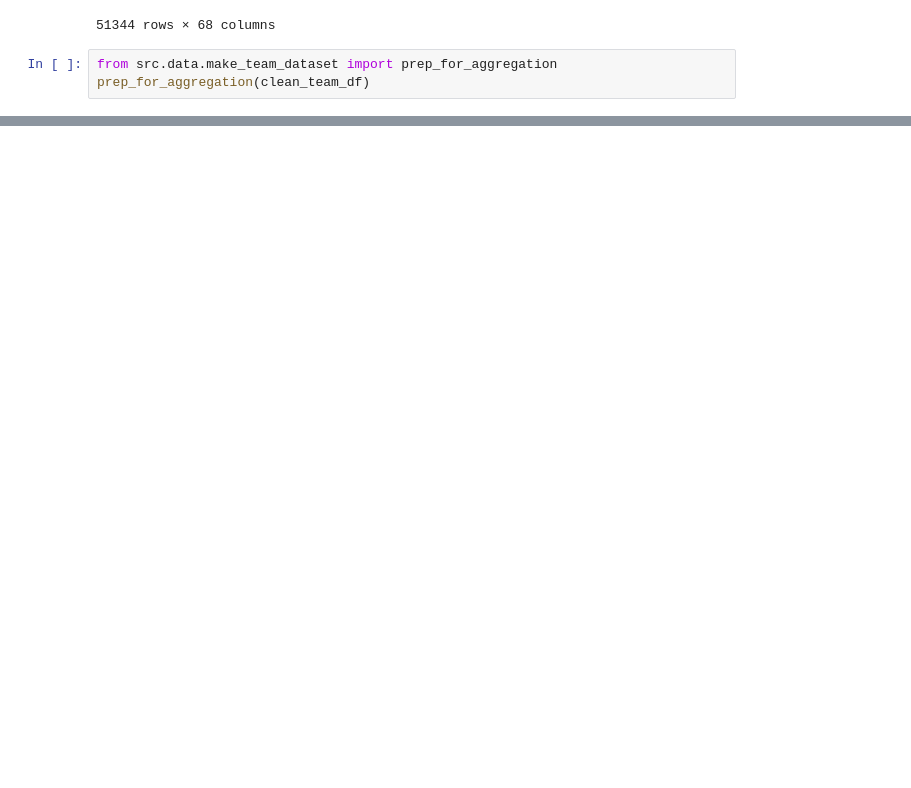
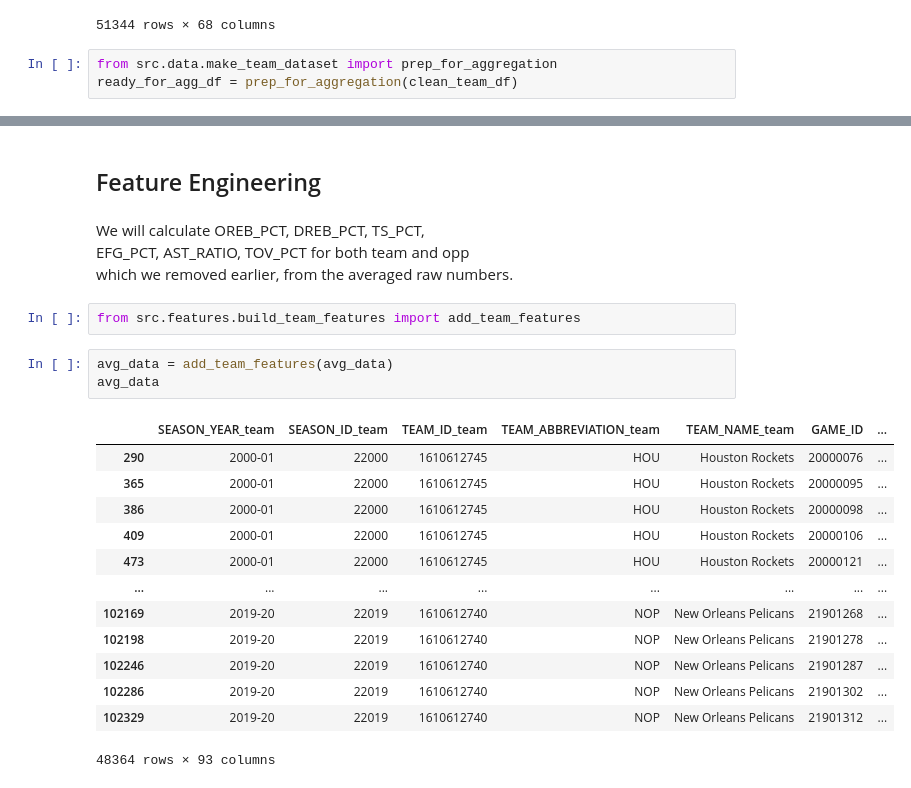
Before and after one commit to jnish23/NBA_Model, a Jupyter notebook: notebooks/team_based_modelv2.ipynb, the cells around one changed output, grey strips where cells are left out. Drawn from its saved outputs; the diff is of its cells as text; blank space fills up the shorter version.

```diff
--- a/notebooks/team_based_modelv2.ipynb
+++ b/notebooks/team_based_modelv2.ipynb
@@ -65,4 +65,4 @@ clean_team_df
 51344 rows × 68 columns
 # %%
 from src.data.make_team_dataset import prep_for_aggregation
-prep_for_aggregation(clean_team_df)
+ready_for_agg_df = prep_for_aggregation(clean_team_df)
@@ -427,0 +108,25 @@ full_df = full_df.drop(columns = 'TEAM_CITY')
+# %% [markdown]
+## Feature Engineering
+# %% [markdown]
+We will calculate OREB_PCT, DREB_PCT, TS_PCT,
+<br>EFG_PCT, AST_RATIO, TOV_PCT for both team and opp
+<br>which we removed earlier, from the averaged raw numbers.
+# %%
+from src.features.build_team_features import add_team_features
+# %%
+avg_data = add_team_features(avg_data)
+avg_data
+# %% [output]
+|  | SEASON_YEAR_team | SEASON_ID_team | TEAM_ID_team | TEAM_ABBREVIATION_team | TEAM_NAME_team | GAME_ID | ... |
+| 290 | 2000-01 | 22000 | 1610612745 | HOU | Houston Rockets | 20000076 | ... |
+| 365 | 2000-01 | 22000 | 1610612745 | HOU | Houston Rockets | 20000095 | ... |
+| 386 | 2000-01 | 22000 | 1610612745 | HOU | Houston Rockets | 20000098 | ... |
+| 409 | 2000-01 | 22000 | 1610612745 | HOU | Houston Rockets | 20000106 | ... |
+| 473 | 2000-01 | 22000 | 1610612745 | HOU | Houston Rockets | 20000121 | ... |
+| ... | ... | ... | ... | ... | ... | ... | ... |
+| 102169 | 2019-20 | 22019 | 1610612740 | NOP | New Orleans Pelicans | 21901268 | ... |
+| 102198 | 2019-20 | 22019 | 1610612740 | NOP | New Orleans Pelicans | 21901278 | ... |
+| 102246 | 2019-20 | 22019 | 1610612740 | NOP | New Orleans Pelicans | 21901287 | ... |
+| 102286 | 2019-20 | 22019 | 1610612740 | NOP | New Orleans Pelicans | 21901302 | ... |
+| 102329 | 2019-20 | 22019 | 1610612740 | NOP | New Orleans Pelicans | 21901312 | ... |
+48364 rows × 93 columns
```
Also changed, not shown: parts of 35 cells of this notebook, 2 other files.
